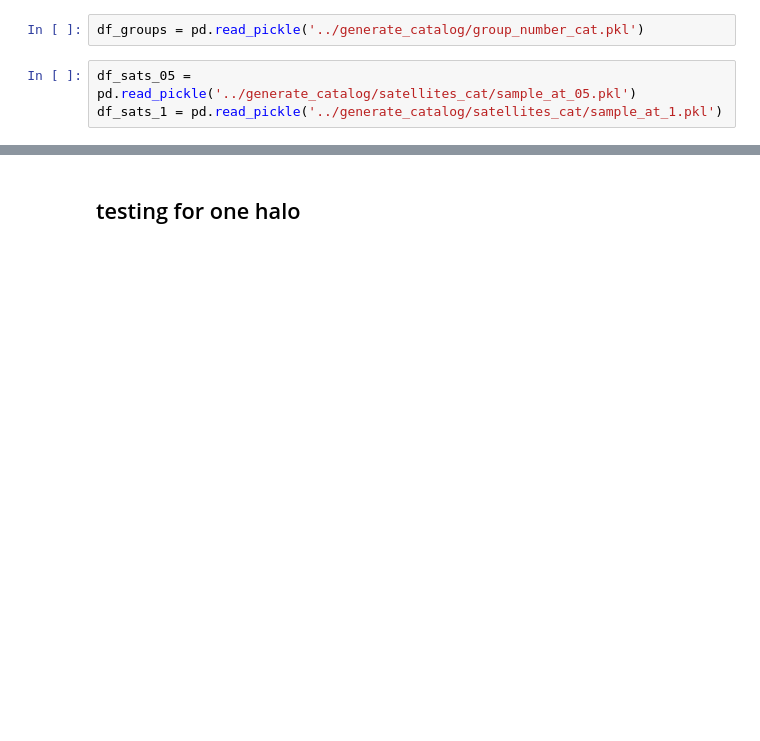
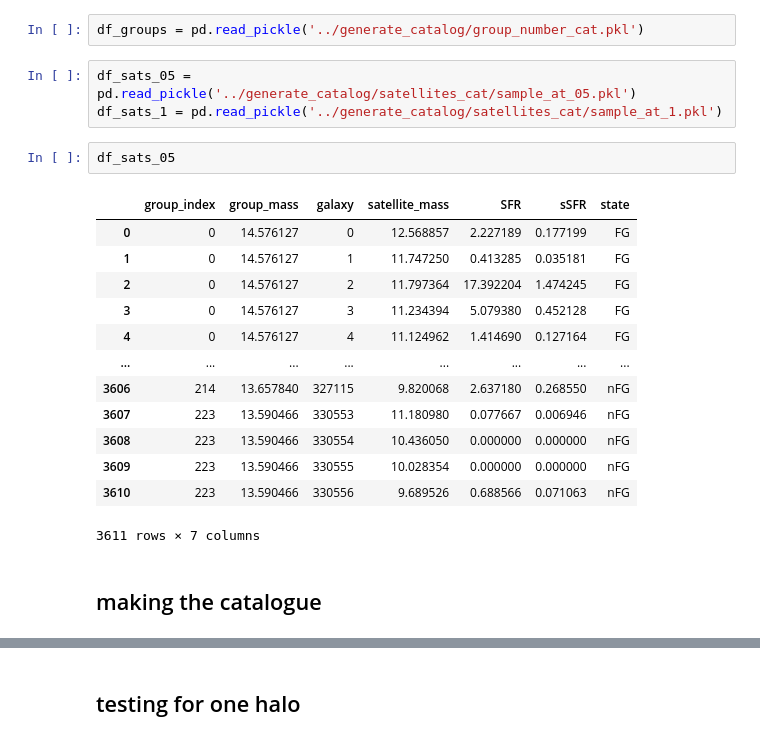
Before and after one commit to patito-mary/star-forming-FS, a Jupyter notebook: QF_cluestercenterdistance-Copy1.ipynb, the cells around one changed output, grey strips where cells are left out. Cells and saved outputs as stored; diff of their text form; blank space fills up the shorter version.

```diff
--- a/QF_cluestercenterdistance-Copy1.ipynb
+++ b/QF_cluestercenterdistance-Copy1.ipynb
@@ -42,3 +93,21 @@ df_groups = pd.read_pickle('../generate_catalog/group_number_cat.pkl')
 # %%
 df_sats_05 = pd.read_pickle('../generate_catalog/satellites_cat/sample_at_05.pkl')
 df_sats_1 = pd.read_pickle('../generate_catalog/satellites_cat/sample_at_1.pkl')
+# %%
+df_sats_05
+# %% [output]
+|  | group_index | group_mass | galaxy | satellite_mass | SFR | sSFR | state |
+| 0 | 0 | 14.576127 | 0 | 12.568857 | 2.227189 | 0.177199 | FG |
+| 1 | 0 | 14.576127 | 1 | 11.747250 | 0.413285 | 0.035181 | FG |
+| 2 | 0 | 14.576127 | 2 | 11.797364 | 17.392204 | 1.474245 | FG |
+| 3 | 0 | 14.576127 | 3 | 11.234394 | 5.079380 | 0.452128 | FG |
+| 4 | 0 | 14.576127 | 4 | 11.124962 | 1.414690 | 0.127164 | FG |
+| ... | ... | ... | ... | ... | ... | ... | ... |
+| 3606 | 214 | 13.657840 | 327115 | 9.820068 | 2.637180 | 0.268550 | nFG |
+| 3607 | 223 | 13.590466 | 330553 | 11.180980 | 0.077667 | 0.006946 | nFG |
+| 3608 | 223 | 13.590466 | 330554 | 10.436050 | 0.000000 | 0.000000 | nFG |
+| 3609 | 223 | 13.590466 | 330555 | 10.028354 | 0.000000 | 0.000000 | nFG |
+| 3610 | 223 | 13.590466 | 330556 | 9.689526 | 0.688566 | 0.071063 | nFG |
+3611 rows × 7 columns
+# %% [markdown]
+## making the catalogue
```
Also changed, not shown: parts of 71 cells of this notebook.
